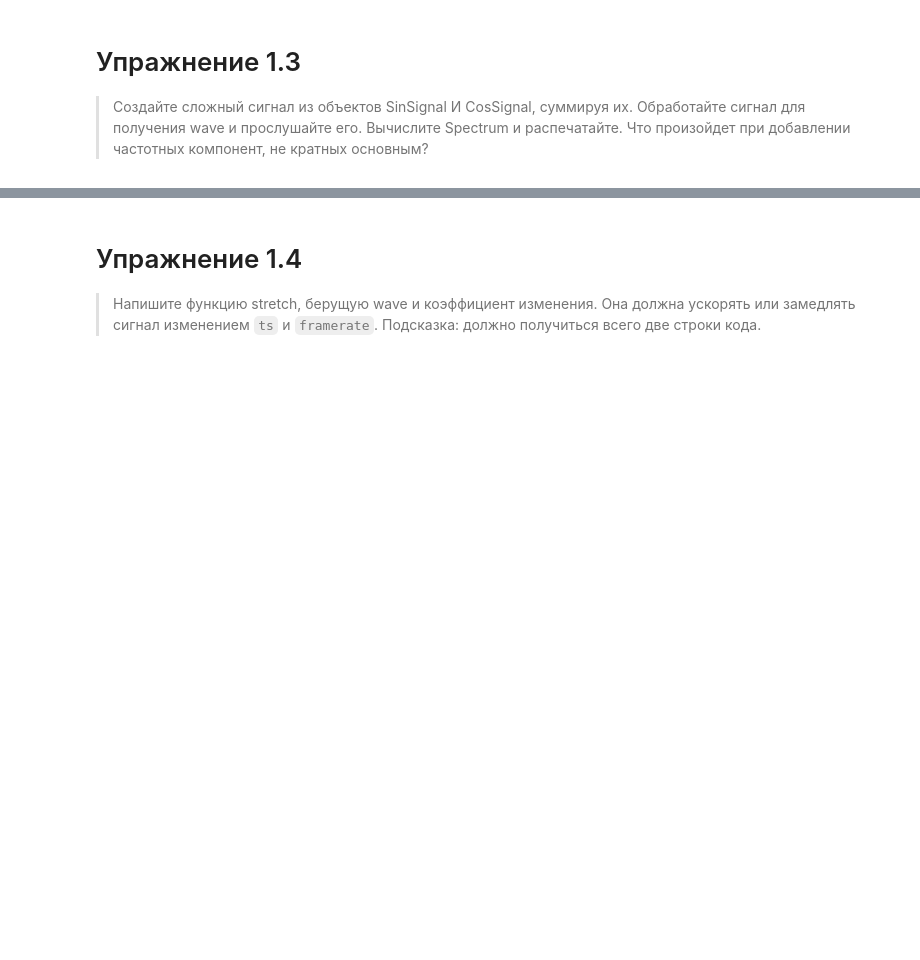
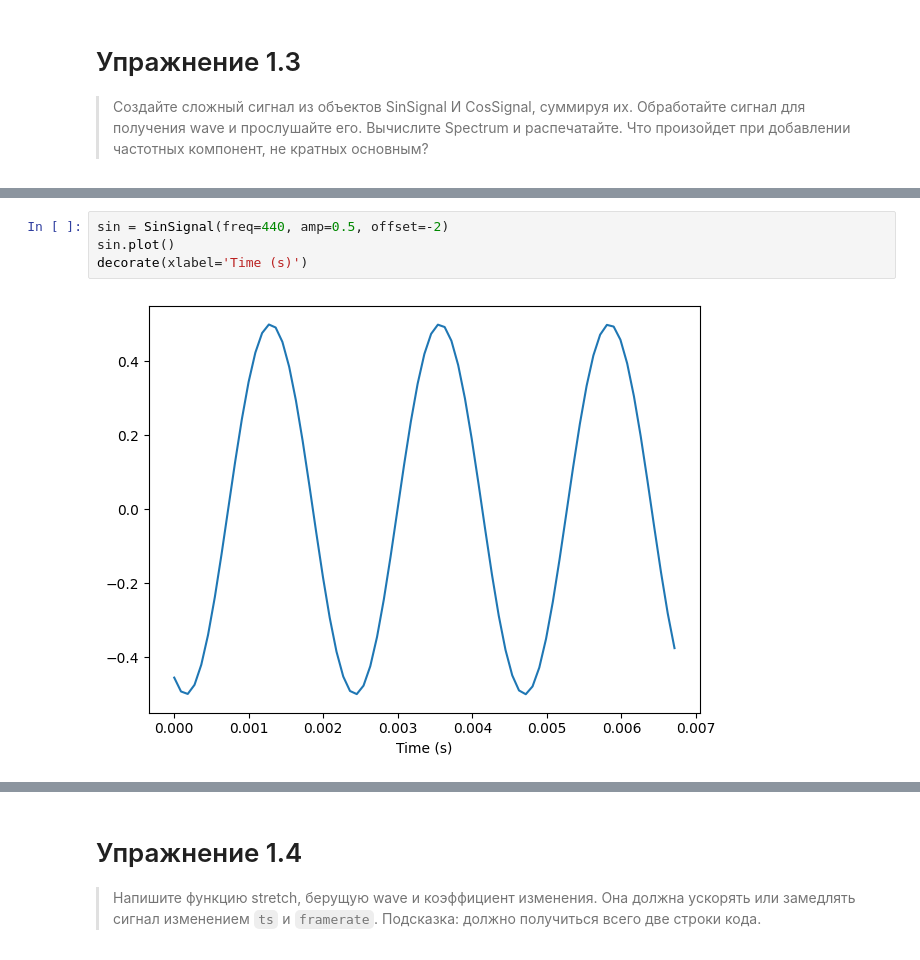
Before and after one commit to brfrmhvn/ThinkDSP, a Jupyter notebook: code/chap01.ipynb, the cells around one changed output, grey strips where cells are left out. Saved outputs shown, nothing was run; the diff lists cells and outputs as text; blank space fills up the shorter version.

```diff
--- a/code/chap01.ipynb
+++ b/code/chap01.ipynb
@@ -339,0 +382,6 @@ ib_wave.make_audio()
+# %%
+sin = SinSignal(freq=440, amp=0.5, offset=-2)
+sin.plot()
+decorate(xlabel='Time (s)')
+# %% [output]
+[figure, added]
```
Also changed, not shown: parts of 12 cells of this notebook.
